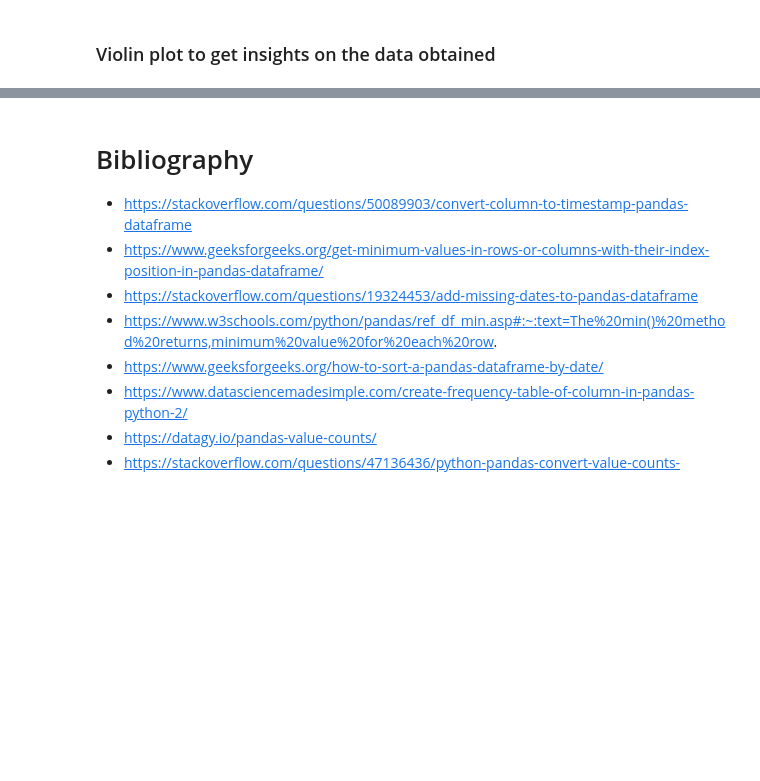
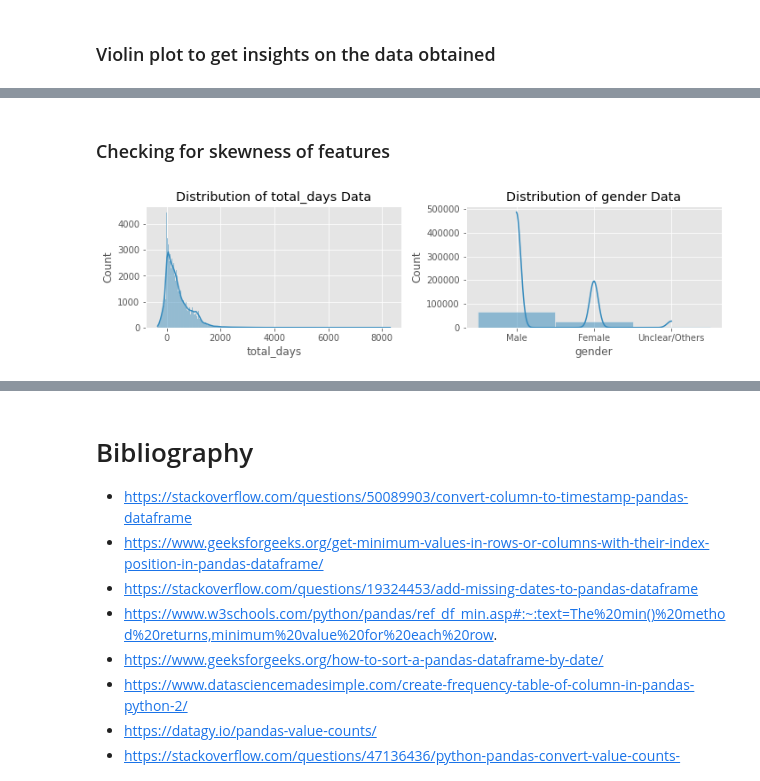
Before and after one commit to ujjwal-shekhar/Indian-Judicial-System-PreCog, a Jupyter notebook: data-visualizer-precog.ipynb, the cells around one changed output, grey strips where cells are left out. Saved outputs shown, nothing was run; the diff lists cells and outputs as text; code cells hidden in the pictures; blank space fills up the shorter version.

Commit message:
Kaggle Notebook | data-visualizer-precog | Version 4

```diff
--- a/data-visualizer-precog.ipynb
+++ b/data-visualizer-precog.ipynb
@@ -403,0 +485,15 @@ plt.plot()
+# %% [markdown]
+### Checking for skewness of features
+# %%
+sub_df = df.filter(['total_days', 'gender'], axis=1)\
+#         [df.groupby('judge_position').judge_position.transform('count')>2000].copy()
+
+plt.figure(figsize=(15,10))
+for i,col in enumerate(sub_df.columns,1):
+    plt.subplot(4,3,i)
+    plt.title(f"Distribution of {col} Data")
+    sns.histplot(df[col],kde=True)
+    plt.tight_layout()
+    plt.plot()
+# %% [output]
+[figure, added]
```
Also changed, not shown: parts of 24 cells of this notebook.
